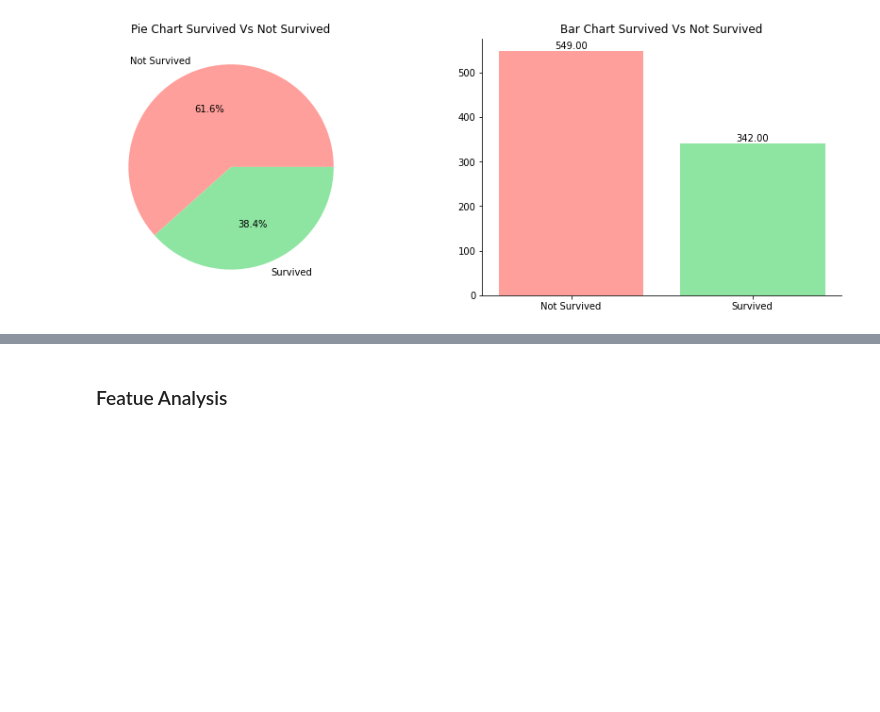
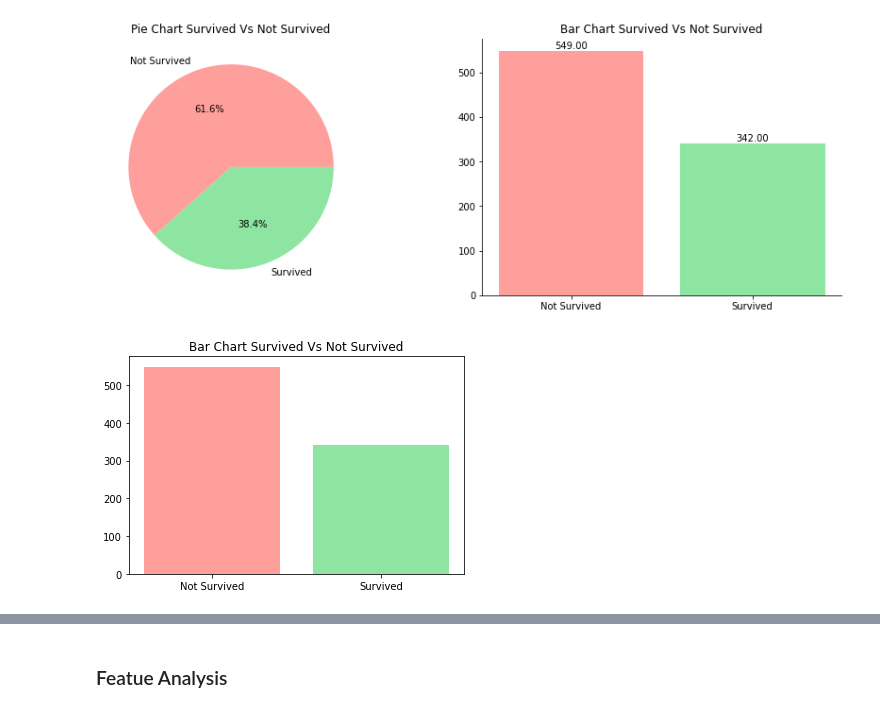
Before and after one commit to lauyh/masa-python-workshop, a Jupyter notebook: main.ipynb, the cells around one changed output, grey strips where cells are left out. Cells and saved outputs as stored; diff of their text form; code cells hidden in the pictures; blank space fills up the shorter version.

```diff
--- a/main.ipynb
+++ b/main.ipynb
@@ -166,3 +153,9 @@ ax[1].set_title('Bar Chart Survived Vs Not Survived')
 plt.show()
 # %% [output]
 [figure]
+# %%
+plt.bar(labels,df['Survived'].value_counts(),color=colors)
+plt.title('Bar Chart Survived Vs Not Survived')
+plt.show()
+# %% [output]
+[figure, added]
```
Also changed, not shown: parts of 46 cells of this notebook.
